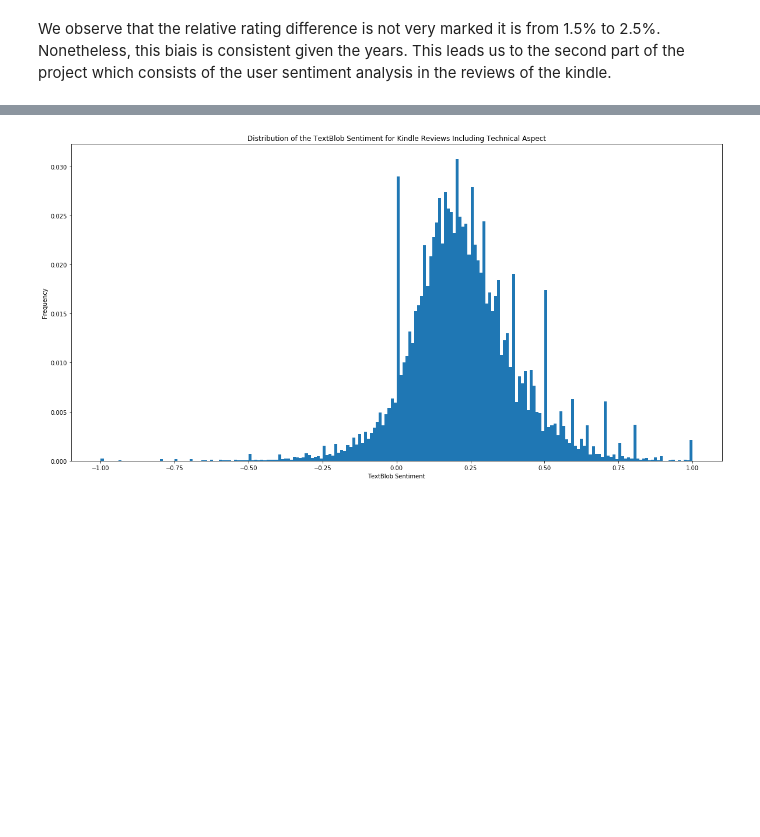
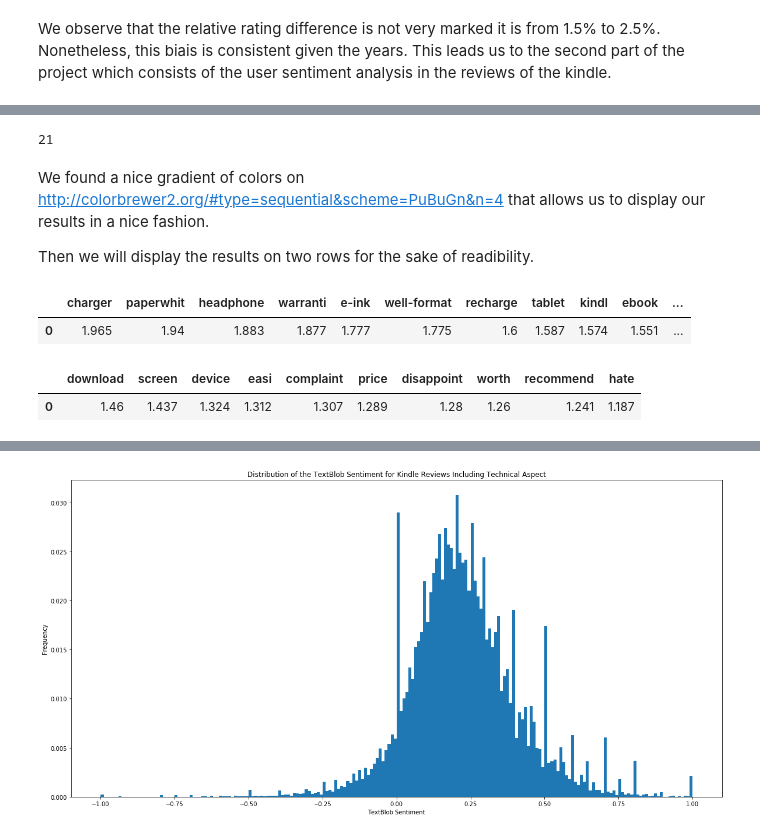
Before and after one commit to xavierpantet/ada-kindle, a Jupyter notebook: project.ipynb, the cells around one changed output, grey strips where cells are left out. Cells and saved outputs as stored; diff of their text form; code cells hidden in the pictures; blank space fills up the shorter version.

```diff
--- a/project.ipynb
+++ b/project.ipynb
@@ -670,0 +733,16 @@ df_blob_difference_pandas = df_blob_difference.toPandas()
+# %%
+# Hardcoded results in a dictionary
+words = ["charger", "paperwhit", "headphone", "warranti", "e-ink", "well-format",\
+         "recharge", "tablet", "kindl", "ebook", "e-read",\
+          "download", "screen", "device", "easi", "complaint", "price", \
+          "disappoint", "worth", "recommend", "hate"]
+values = [1.965, 1.940, 1.883, 1.877, 1.777, 1.775, 1.600, 1.587, 1.574, 1.551, 1.535, \
+          1.460, 1.437, 1.324, 1.312, 1.307, 1.289, 1.280, 1.260, 1.241, 1.187]
+df_total = pd.DataFrame({"Words" : words, "TF-IDF values" : values})
+len(words)
+# %% [output]
+21
+# %% [markdown]
+We found a nice gradient of colors on http://colorbrewer2.org/#type=sequential&scheme=PuBuGn&n=4 that allows us to display our results in a nice fashion.
+
+Then we will display the results on two rows for the sake of readibility.
@@ -670,0 +762,18 @@ df_blob_difference_pandas = df_blob_difference.toPandas()
+# %%
+dict_ = {}
+for i in range(11):
+    dict_[words[i]] = [values[i]]
+df_dict = pd.DataFrame(dict_)
+df_dict.style.apply(highlighting)
+# %% [output]
+|  | charger | paperwhit | headphone | warranti | e-ink | well-format | recharge | tablet | kindl | ebook | ... |
+| 0 | 1.965 | 1.94 | 1.883 | 1.877 | 1.777 | 1.775 | 1.6 | 1.587 | 1.574 | 1.551 | ... |
+# %%
+dict2_ = {}
+for i in range(11, len(words)):
+    dict2_[words[i]] = [values[i]]
+df_dict2 = pd.DataFrame(dict2_)
+df_dict2.style.apply(highlighting)
+# %% [output]
+|  | download | screen | device | easi | complaint | price | disappoint | worth | recommend | hate |
+| 0 | 1.46 | 1.437 | 1.324 | 1.312 | 1.307 | 1.289 | 1.28 | 1.26 | 1.241 | 1.187 |
```
Also changed, not shown: parts of 77 cells of this notebook.
